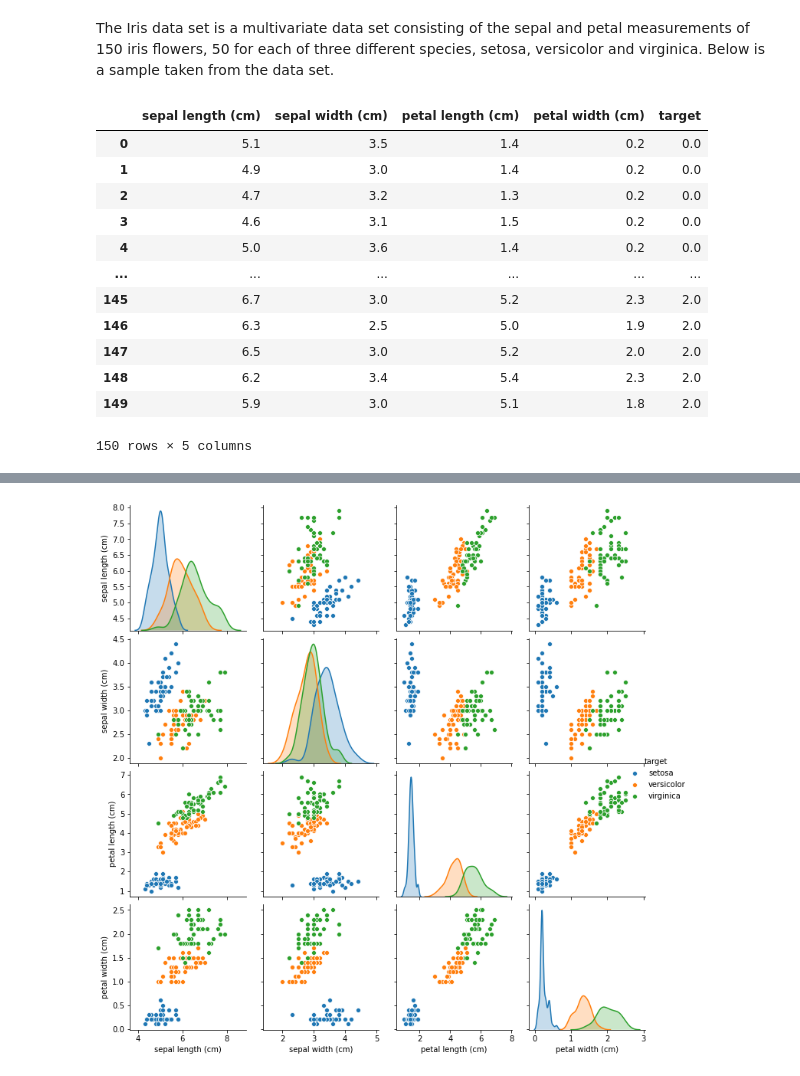
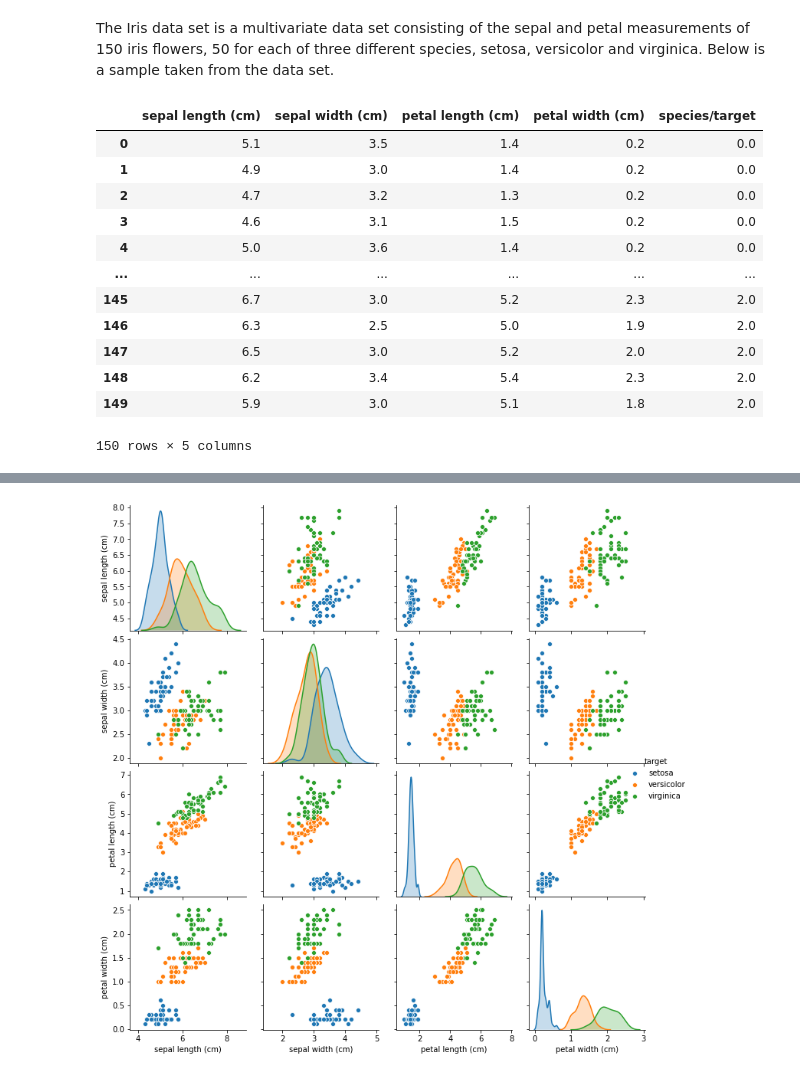
Before and after one commit to jennifer-ryan/machine-learning-tasks, a Jupyter notebook: Tasks.ipynb, the cells around one changed output, grey strips where cells are left out. Drawn from its saved outputs; the diff is of its cells as text; code cells hidden in the pictures.

```diff
--- a/Tasks.ipynb
+++ b/Tasks.ipynb
@@ -534,16 +531,17 @@ The Iris data set is a multivariate data set consisting of the sepal and petal m
 # %%
 from sklearn import datasets
 import seaborn as sns
+import sklearn.cluster as skcl
 
 # Import Iris data set
 iris = datasets.load_iris()
 
 # Converting to dataframe
 # https://stackoverflow.com/a/38105540
-iris_df = pd.DataFrame(data= np.c_[iris['data'], iris['target']], columns= iris['feature_names'] + ['target'])
+iris_df = pd.DataFrame(data= np.c_[iris['data'], iris['target']], columns= iris['feature_names'] + ['species/target'])
 iris_df
 # %% [output]
-|  | sepal length (cm) | sepal width (cm) | petal length (cm) | petal width (cm) | target |
+|  | sepal length (cm) | sepal width (cm) | petal length (cm) | petal width (cm) | species/target |
 | 0 | 5.1 | 3.5 | 1.4 | 0.2 | 0.0 |
 | 1 | 4.9 | 3.0 | 1.4 | 0.2 | 0.0 |
 | 2 | 4.7 | 3.2 | 1.3 | 0.2 | 0.0 |
```
Also changed, not shown: parts of 17 cells of this notebook.
